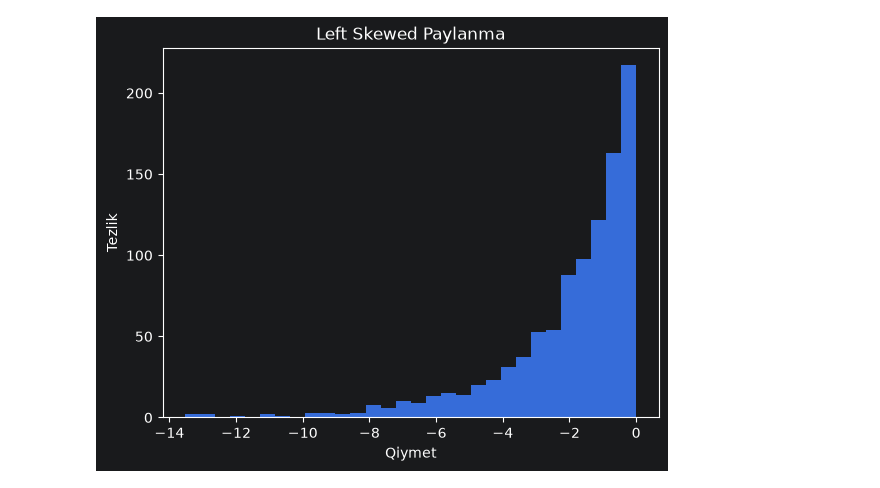
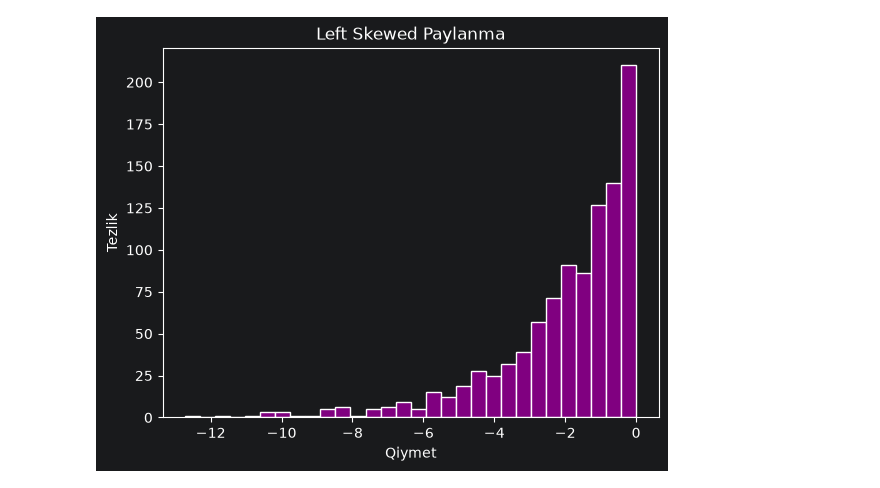
Before and after one commit to vagifrasulzade/Python_AI-Practice, a Jupyter notebook: Task6/Distribution.ipynb, the cells around one changed output. Cells and saved outputs as stored; diff of their text form; code cells hidden in the pictures.

```diff
--- a/Task6/Distribution.ipynb
+++ b/Task6/Distribution.ipynb
@@ -45,10 +44,11 @@ plt.show()
 # %%
 # 5.Left skewed
 left_skewed=-np.random.exponential(scale=2, size=1000)
-plt.hist(left_skewed, bins=30)
+plt.hist(left_skewed, bins=30,color='purple',edgecolor='white')
+
 plt.title("Left Skewed Paylanma")
 plt.xlabel("Qiymet")
 plt.ylabel("Tezlik")
 plt.show()
 # %% [output]
-[figure, old version]
+[figure, new version]
```
Also changed, not shown: parts of 4 cells of this notebook, 3 other files.
